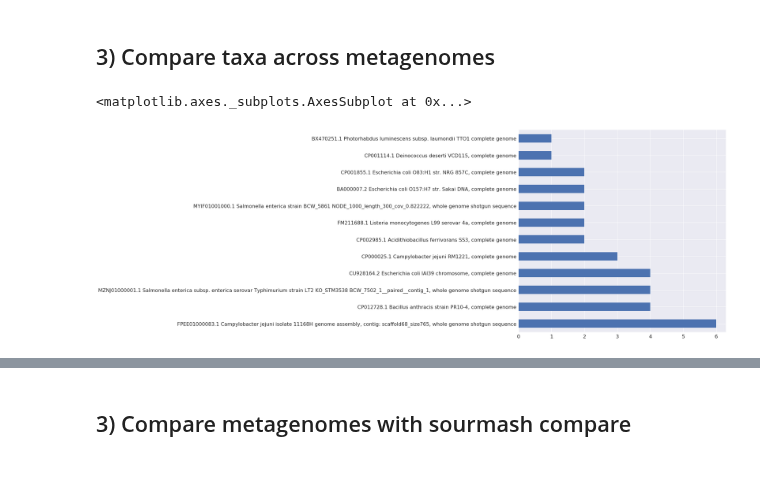
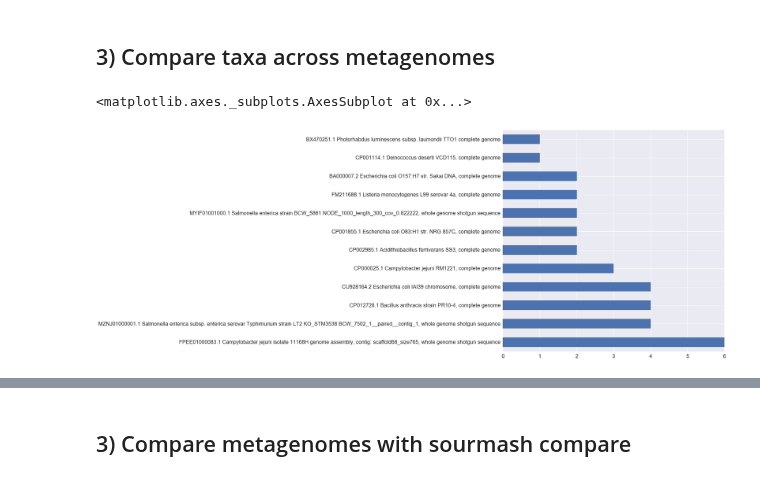
Before and after one commit to dahak-metagenomics/dahak, a Jupyter notebook: examples/figures/Example-Visualizing-sourmash-taxonomic-classification-and-metagenomic-comparison-results.ipynb, the cells around one changed output, grey strips where cells are left out. Saved outputs shown, nothing was run; the diff lists cells and outputs as text; code cells hidden in the pictures.

```diff
--- a/examples/figures/Example-Visualizing-sourmash-taxonomic-classification-and-metagenomic-comparison-results.ipynb
+++ b/examples/figures/Example-Visualizing-sourmash-taxonomic-classification-and-metagenomic-comparison-results.ipynb
@@ -122,18 +122,18 @@ display(mg_8_table)
 # %%
 #Combined output into a single file named all_gather_results.csv
 !head -1 ../data/mg_1 \
-> all_gather_results.csv; tail -n +2 -q ../data/mg_1 ../data/mg_2 ../data/mg_3 ../data/mg_4 ../data/mg_5 ../data/mg_6 ../data/mg_7 ../data/mg_8 >> all_gather_results.csv
+> all_gather_results.csv; tail -n +2 -q ../data/mg_{1..8} >> all_gather_results.csv
 
 sns.set(style="darkgrid")
 
 #Ploting the frequency of detection of each match across the 8 metagenomes
 dx = pd.read_csv('all_gather_results.csv', header = 0)
 dx['name'].value_counts().plot(kind="barh", fontsize=16, figsize=(12,12))
 
 #plt.savefig('<file name>.pdf', bbox_inches='tight')
 # %% [output]
 <matplotlib.axes._subplots.AxesSubplot at 0x...>
-[figure, old version]
+[figure, new version]
 # %%
 #Ploting average of the fraction of match detected across all metagenomes
 newdx = dx[['f_match', 'name']].copy()
```
Also changed, not shown: parts of 2 cells of this notebook.
